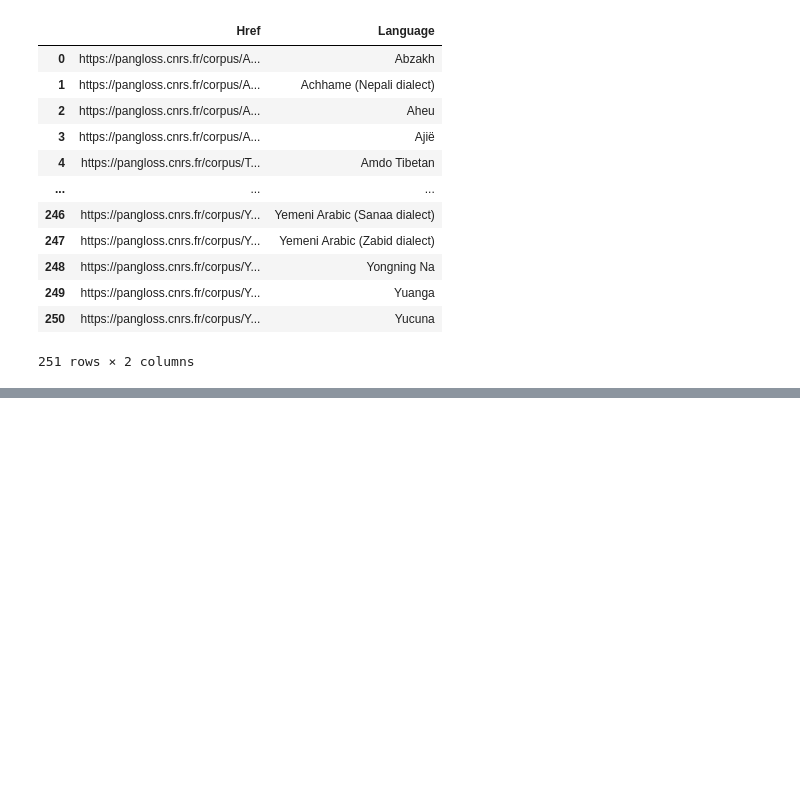
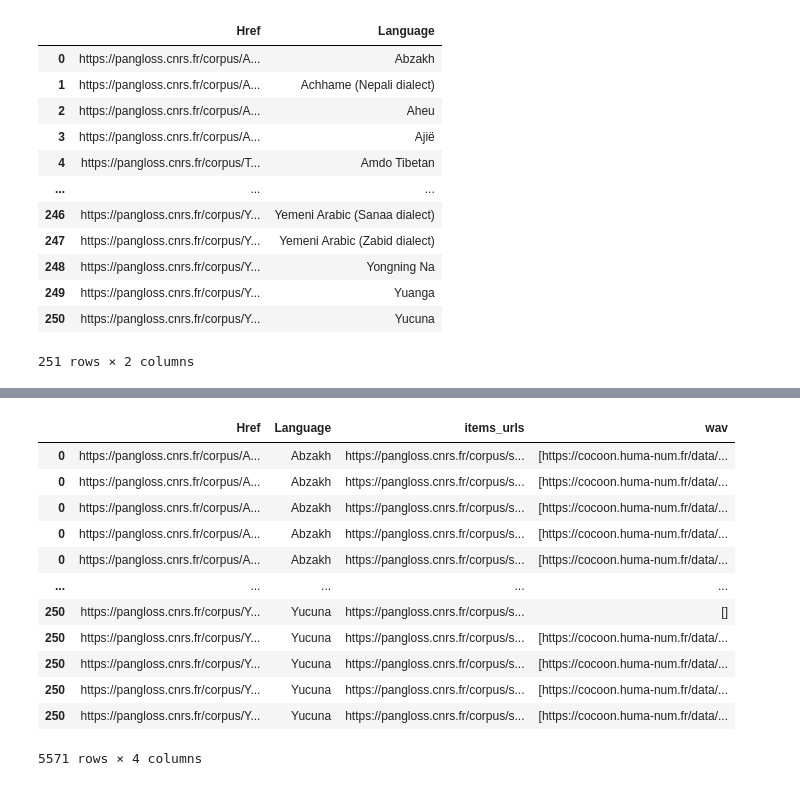
Before and after one commit to giuliaok/EQUATE, a Jupyter notebook: pangloss.ipynb, the cells around one changed output, grey strips where cells are left out. Drawn from its saved outputs; the diff is of its cells as text; code cells hidden in the pictures; blank space fills up the shorter version.

```diff
--- a/pangloss.ipynb
+++ b/pangloss.ipynb
@@ -121,0 +116,2 @@ ab = requests.get('https://pangloss.cnrs.fr/corpus/Abzakh?lang=en')
+# %%
+df_exploded = df.explode('items_urls')
@@ -121,0 +134,2 @@ ab = requests.get('https://pangloss.cnrs.fr/corpus/Abzakh?lang=en')
+# %%
+df_exploded = df_exploded.dropna(subset = ['items_urls'])
@@ -121,0 +152,28 @@ ab = requests.get('https://pangloss.cnrs.fr/corpus/Abzakh?lang=en')
+# %%
+def extract_wav_urls_from_html(url):
+    # Parse the HTML
+    html_content = requests.get(url).text
+    soup = BeautifulSoup(html_content, 'html.parser')
+
+    # Find the <ul> tag with class "download-list"
+    ul_tag = soup.find('ul', class_='download-list')
+
+    # Initialize a list to store the URLs ending with ".wav"
+    wav_urls = []
+
+    # Check if the <ul> tag is found
+    if ul_tag:
+        # Find all <a> tags within the <ul> tag
+        a_tags = ul_tag.find_all('a', href=True)
+
+        # Iterate through each <a> tag
+        for a_tag in a_tags:
+            href = a_tag['href']
+            print(href)
+            # Check if the href ends with ".wav"
+            if href.endswith('.wav'):
+                wav_urls.append(href)
+
+    return wav_urls
+# %%
+df_exploded['wav'] = df_exploded['items_urls'].apply(extract_wav_urls_from_html)
@@ -121,0 +203,16 @@ ab = requests.get('https://pangloss.cnrs.fr/corpus/Abzakh?lang=en')
+# %%
+df_exploded
+# %% [output]
+|  | Href | Language | items_urls | wav |
+| 0 | https://pangloss.cnrs.fr/corpus/A... | Abzakh | https://pangloss.cnrs.fr/corpus/s... | [https://cocoon.huma-num.fr/data/... |
+| 0 | https://pangloss.cnrs.fr/corpus/A... | Abzakh | https://pangloss.cnrs.fr/corpus/s... | [https://cocoon.huma-num.fr/data/... |
+| 0 | https://pangloss.cnrs.fr/corpus/A... | Abzakh | https://pangloss.cnrs.fr/corpus/s... | [https://cocoon.huma-num.fr/data/... |
+| 0 | https://pangloss.cnrs.fr/corpus/A... | Abzakh | https://pangloss.cnrs.fr/corpus/s... | [https://cocoon.huma-num.fr/data/... |
+| 0 | https://pangloss.cnrs.fr/corpus/A... | Abzakh | https://pangloss.cnrs.fr/corpus/s... | [https://cocoon.huma-num.fr/data/... |
+| ... | ... | ... | ... | ... |
+| 250 | https://pangloss.cnrs.fr/corpus/Y... | Yucuna | https://pangloss.cnrs.fr/corpus/s... | [] |
+| 250 | https://pangloss.cnrs.fr/corpus/Y... | Yucuna | https://pangloss.cnrs.fr/corpus/s... | [https://cocoon.huma-num.fr/data/... |
+| 250 | https://pangloss.cnrs.fr/corpus/Y... | Yucuna | https://pangloss.cnrs.fr/corpus/s... | [https://cocoon.huma-num.fr/data/... |
+| 250 | https://pangloss.cnrs.fr/corpus/Y... | Yucuna | https://pangloss.cnrs.fr/corpus/s... | [https://cocoon.huma-num.fr/data/... |
+| 250 | https://pangloss.cnrs.fr/corpus/Y... | Yucuna | https://pangloss.cnrs.fr/corpus/s... | [https://cocoon.huma-num.fr/data/... |
+5571 rows × 4 columns
```
Also changed, not shown: parts of 23 cells of this notebook, 9 other files.
